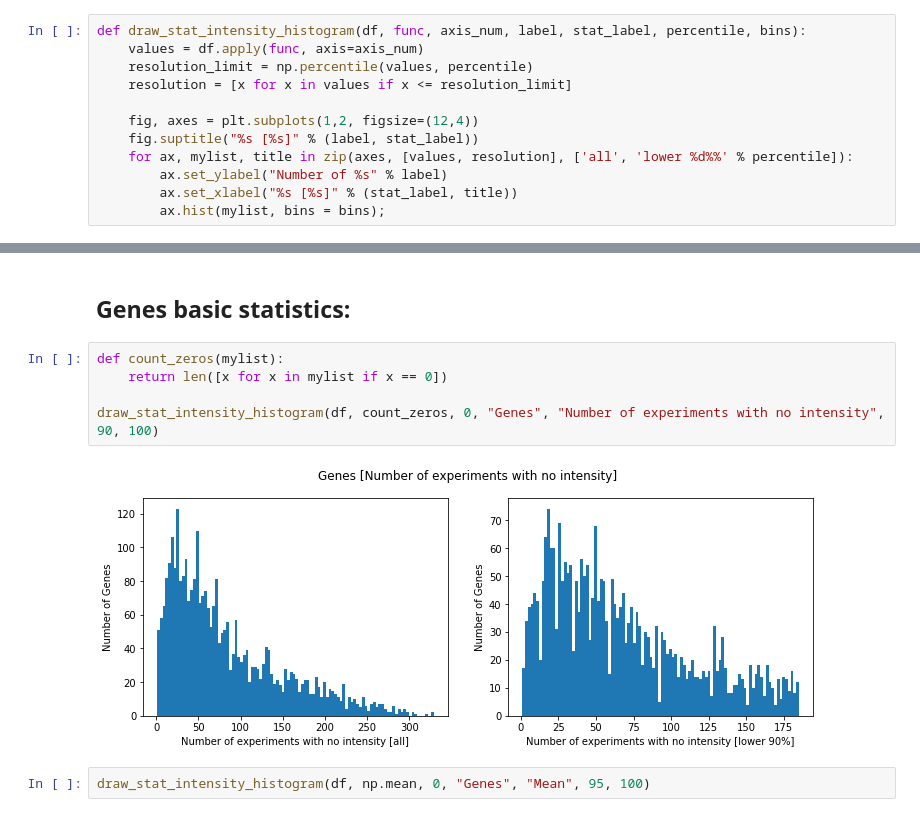
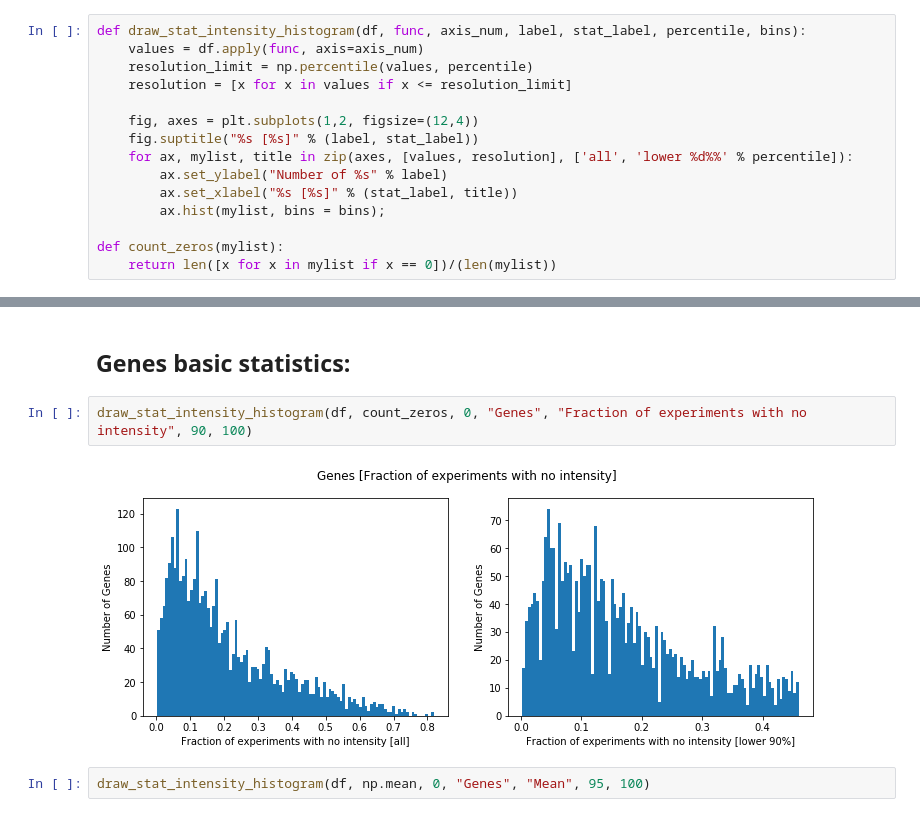
Before and after one commit to afilipch/afp, a Jupyter notebook: jupyter_projects/microarrays.ipynb, the cells around one changed output, grey strips where cells are left out. Drawn from its saved outputs; the diff is of its cells as text.

```diff
--- a/jupyter_projects/microarrays.ipynb
+++ b/jupyter_projects/microarrays.ipynb
@@ -49,3 +51,6 @@ def draw_stat_intensity_histogram(df, func, axis_num, label, stat_label, percent
         ax.set_ylabel("Number of %s" % label)
         ax.set_xlabel("%s [%s]" % (stat_label, title))
         ax.hist(mylist, bins = bins);
+
+def count_zeros(mylist):
+    return len([x for x in mylist if x == 0])/(len(mylist))
@@ -60,12 +69,9 @@ draw_stat_intensity_histogram(df, scs.variation, 1, "Experiments", "Coefficient
 # %% [markdown]
 ## Genes basic statistics:
 # %%
-def count_zeros(mylist):
-    return len([x for x in mylist if x == 0])
-
-draw_stat_intensity_histogram(df, count_zeros, 0, "Genes", "Number of experiments with no intensity", 90, 100)
+draw_stat_intensity_histogram(df, count_zeros, 0, "Genes", "Fraction of experiments with no intensity", 90, 100)
 # %% [output]
-[figure, old version]
+[figure, new version]
 # %%
 draw_stat_intensity_histogram(df, np.mean, 0, "Genes", "Mean", 95, 100)
 # %% [output]
```
Also changed, not shown: parts of 10 cells of this notebook, 2 other files.
